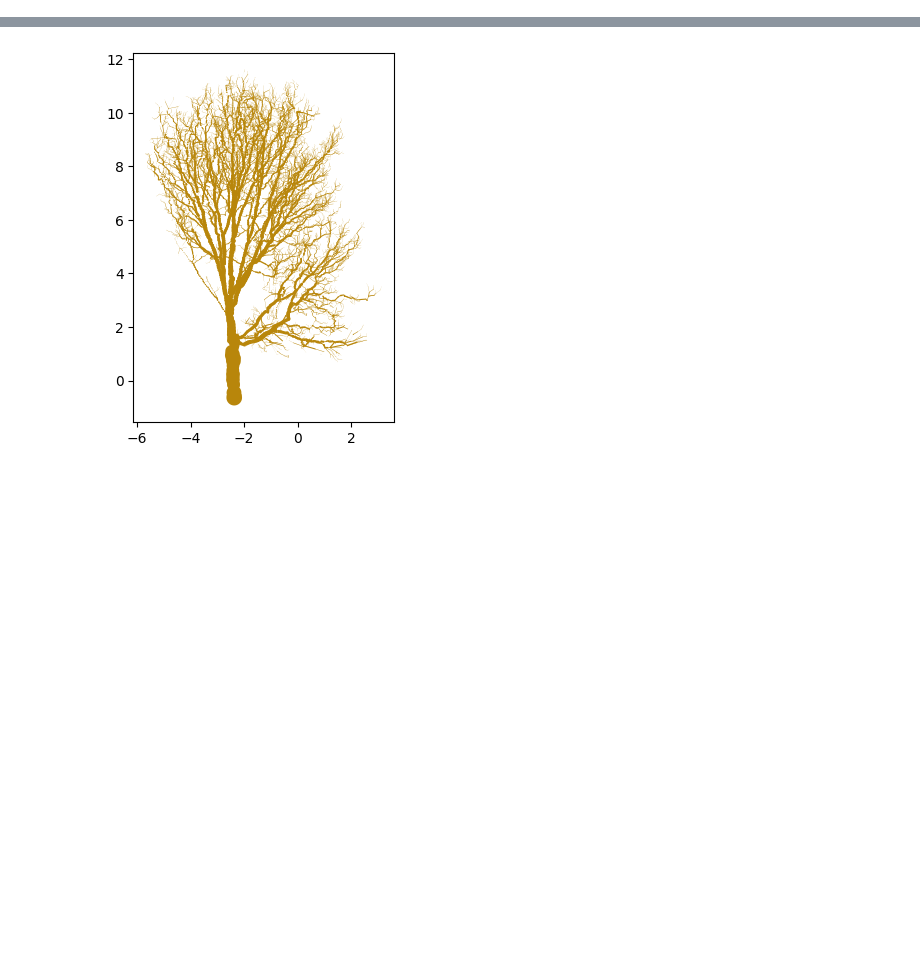
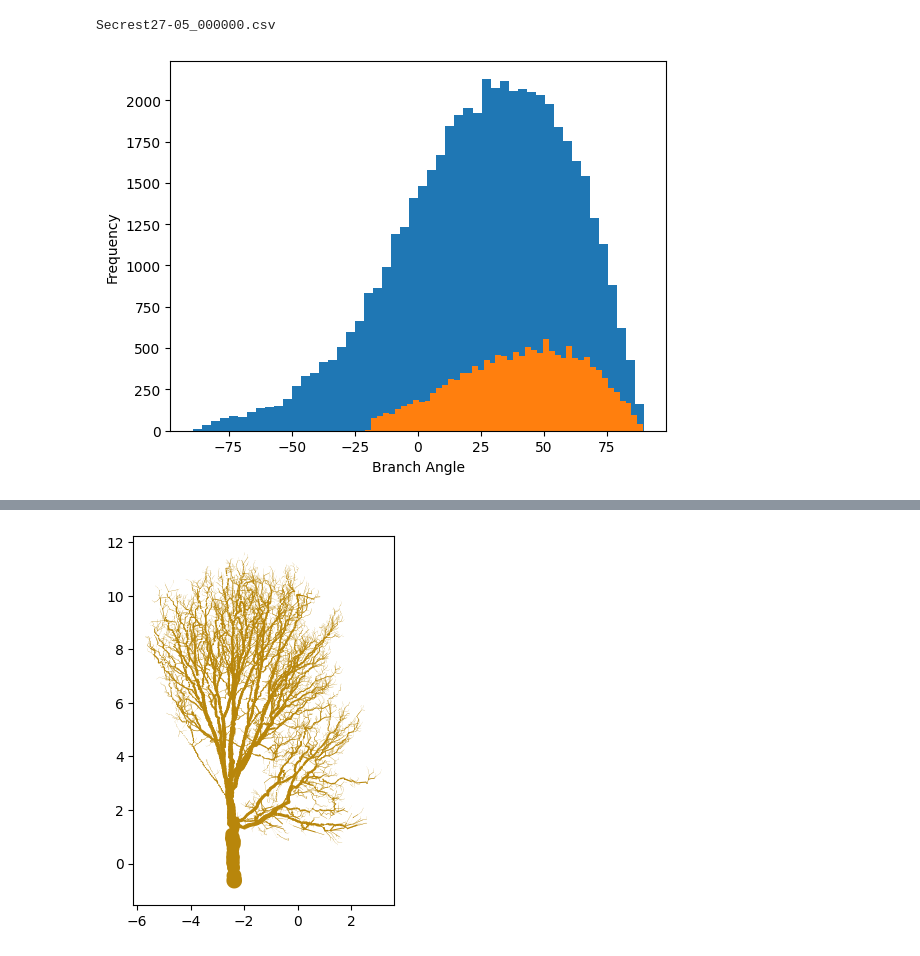
Before and after one commit to wischmcj/cylinders, a Jupyter notebook: cylinders/cli.ipynb, the cells around one changed output, grey strips where cells are left out. Drawn from its saved outputs; the diff is of its cells as text; code cells hidden in the pictures; blank space fills up the shorter version.

Commit message:
added histogram for branch angle

```diff
--- a/cylinders/cli.ipynb
+++ b/cylinders/cli.ipynb
@@ -1210,0 +1325,58 @@ class CylinderCollection:
+# %%
+c = cyls[0]
+g = c.graph
+
+stem_paths  = [ path for path in c.stem_paths if path != 0]
+divideIds = c.divideIds
+endnodes = [n for n in g.nodes if g.degree(n)==1 and n!= 0]
+imp_stem_paths = [path for path in stem_paths if path[0] in endnodes]
+trunkNodes =  np.where(c.BO == 0)[0] +1
+whole_path_angles =[]
+#np.zeros([len(stem_paths), len(max(stem_paths,key = lambda x: len(x)))],dtype = list)
+whole_path_heights  = []
+stem_angles = []
+#whole_path_angles
+stem_path_heights  = []
+div_poses = []
+div_pos = -1
+for idx, path in enumerate(imp_stem_paths):
+    prev_node =-1
+    div_pos = -1
+    whole_path_heights.append(c.z[1][path])
+    whole_path_angles.append([])
+    stem_angles.append([])
+    for id_node, n in enumerate(path):
+        if n not in trunkNodes:
+            if prev_node == -1:
+                prev_node = n
+                continue
+            else:
+                edge = g.edges[prev_node,n]
+                edge_angle = np.arctan(edge['inFlowGrade'])
+                whole_path_angles[idx].append(edge_angle)
+                # print(whole_path_angles)
+                if div_pos != -1:
+                    stem_angles[idx].append(edge_angle)
+                elif n in divideIds:
+                    div_pos = id_node-1
+                    div_poses.append(div_pos)
+                prev_node = n
+    # print(whole_path_angles[idx][div_pos:].shape)
+    # stem_angles[idx][div_pos:] = whole_path_angles[idx][div_pos:]
+    stem_paths_heights = whole_path_heights[idx][div_pos:]
+#Histogram of Whole angles and stem angles
+num_bins=50
+whole_union = list(set().union(*whole_path_angles))
+stem_union = list(set().union(*stem_angles))
+whole_union_deg = [item*(180/np.pi) for item in whole_union]
+stem_union_deg  =  [item*(180/np.pi) for item in stem_union]
+plt.xlabel('Branch Angle')
+plt.ylabel('Frequency')
+plt.hist(whole_union_deg,bins=num_bins)
+plt.hist(stem_union_deg,bins=num_bins)
+
+print(c.filename)
+# plt.savefig("C:\\Users\\wisch\\Documents\\GitProjects\\cylinders_personal\\output\\stemVsWholeBranchAngleHistogram\\test", format='png', dpi=1200)
+# %% [output]
+Secrest27-05_000000.csv
+[figure, added]
```
Also changed, not shown: parts of 16 cells of this notebook.
